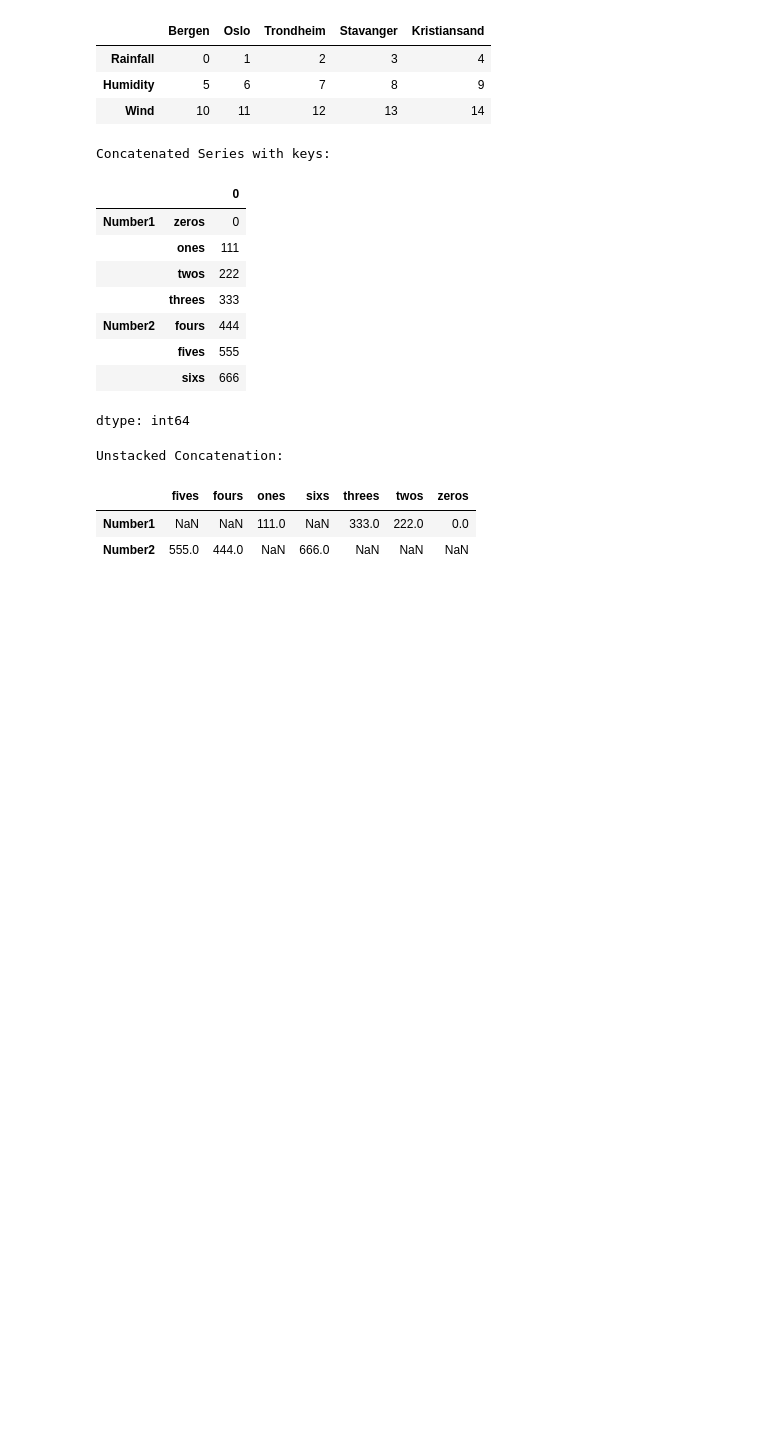
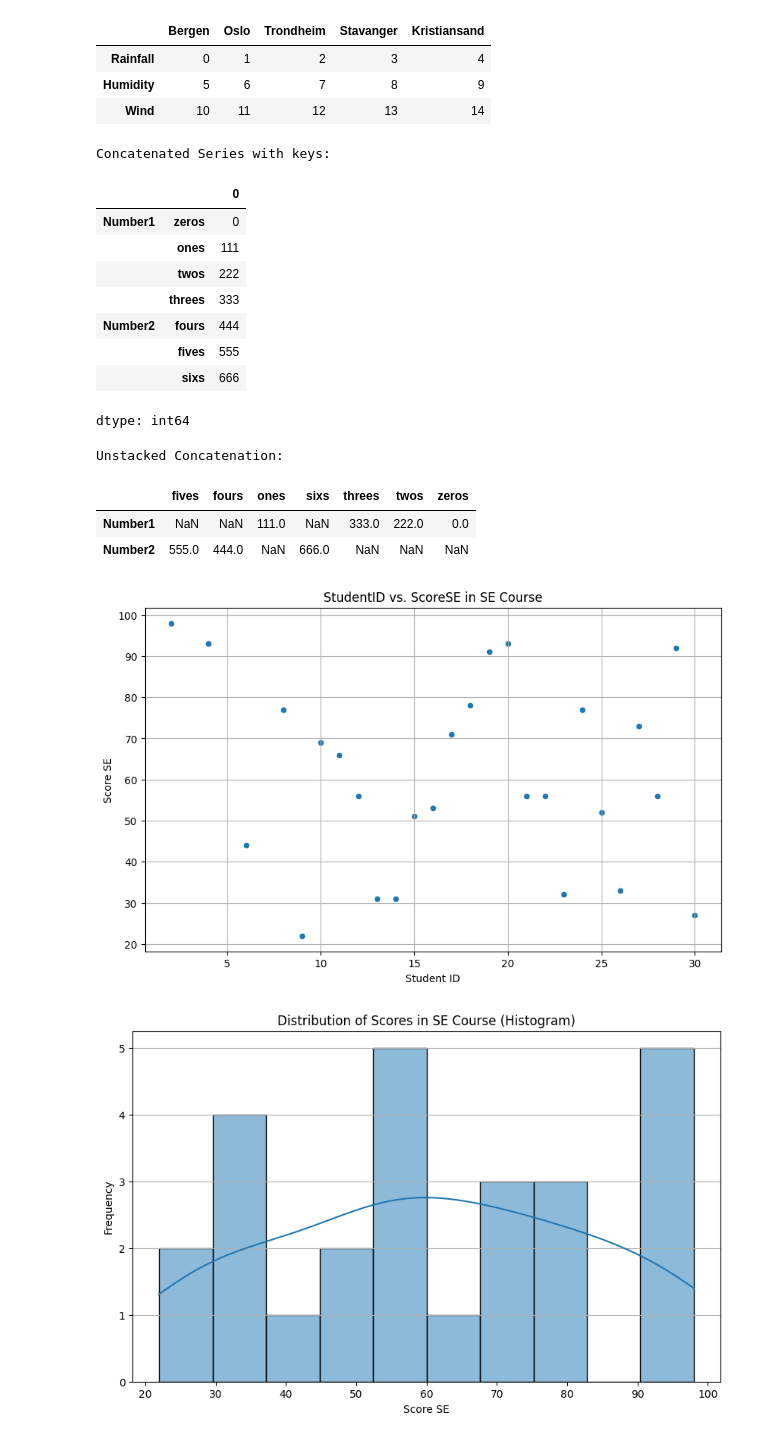
Before and after one commit to Harjot-Kaur25/EDA-, a Jupyter notebook: DATA_PREP_LAB.ipynb, the cells around one changed output. Drawn from its saved outputs; the diff is of its cells as text; code cells hidden in the pictures; blank space fills up the shorter version.

```diff
--- a/DATA_PREP_LAB.ipynb
+++ b/DATA_PREP_LAB.ipynb
@@ -115,3 +115,40 @@ Unstacked Concatenation:
 |  | fives | fours | ones | sixs | threes | twos | zeros |
 | Number1 | NaN | NaN | 111.0 | NaN | 333.0 | 222.0 | 0.0 |
 | Number2 | 555.0 | 444.0 | NaN | 666.0 | NaN | NaN | NaN |
+# %%
+import matplotlib.pyplot as plt
+import seaborn as sns
+import pandas as pd # Added import for pandas
+
+# --- Data Definition (Copied from a previous cell for standalone execution) ---
+df1SE = pd.DataFrame({
+    'StudentID': [9, 11, 13, 15, 17, 19, 21, 23, 25, 27, 29],
+    'ScoreSE' : [22, 66, 31, 51, 71, 91, 56, 32, 52, 73, 92]
+})
+df2SE = pd.DataFrame({
+    'StudentID': [2, 4, 6, 8, 10, 12, 14, 16, 18, 20, 22, 24, 26, 28, 30],
+    'ScoreSE': [98, 93, 44, 77, 69, 56, 31, 53, 78, 93, 56, 77, 33, 56, 27]
+})
+dfSE = pd.concat([df1SE, df2SE], ignore_index=True)
+# --- End Data Definition ---
+
+# Create a scatter plot for StudentID vs ScoreSE
+plt.figure(figsize=(10, 6))
+sns.scatterplot(data=dfSE, x='StudentID', y='ScoreSE')
+plt.title('StudentID vs. ScoreSE in SE Course')
+plt.xlabel('Student ID')
+plt.ylabel('Score SE')
+plt.grid(True)
+plt.show()
+
+# Create a histogram for the distribution of ScoreSE
+plt.figure(figsize=(10, 6))
+sns.histplot(data=dfSE, x='ScoreSE', bins=10, kde=True)
+plt.title('Distribution of Scores in SE Course (Histogram)')
+plt.xlabel('Score SE')
+plt.ylabel('Frequency')
+plt.grid(axis='y')
+plt.show()
+# %% [output]
+[figure, added]
+[figure, added]
```
Also changed, not shown: parts of 2 cells of this notebook.
